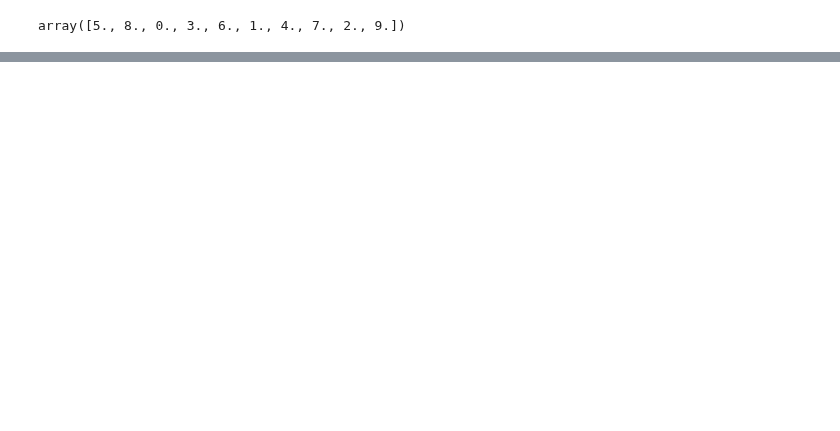
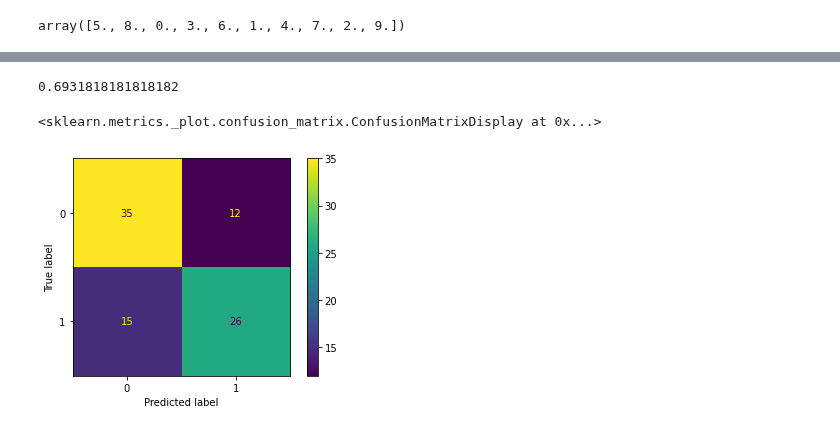
Before and after one commit to gabrielatrindade/alura-bootcamp, a Jupyter notebook: module6/lessons/kaggle_sirio_libanes_2.ipynb, the cells around one changed output, grey strips where cells are left out. Cells and saved outputs as stored; diff of their text form; code cells hidden in the pictures; blank space fills up the shorter version.

```diff
--- a/module6/lessons/kaggle_sirio_libanes_2.ipynb
+++ b/module6/lessons/kaggle_sirio_libanes_2.ipynb
@@ -177,6 +177,8 @@ PATIENT_VISIT_IDENTIFIER
 384                       1920    4
 Length: 352, dtype: int8
 # %%
-patients_cleaned['AGE_PERCENTIL'] = \
-    patients_cleaned.AGE_PERCENTIL.astype('category').cat.codes
+patients_usable = patients_cleaned.copy()
+
+patients_usable['AGE_PERCENTIL'] = \
+    patients_usable.AGE_PERCENTIL.astype('category').cat.codes
 # %%
@@ -193,10 +195,10 @@ patients_cleaned.head()
 # %% [markdown]
 ### Redefining `x_columns`
 # %%
-x_columns = patients_cleaned.columns
+x_columns = patients_usable.columns
 
-y = patients_cleaned['ICU']
-x = patients_cleaned[x_columns].drop(['ICU', 'WINDOW'], axis=1)
+y = patients_usable['ICU']
+x = patients_usable[x_columns].drop(['ICU', 'WINDOW'], axis=1)
 
 x_train, x_test, y_train, y_test = train_test_split(x, y, stratify=y)
 # %% [markdown]
@@ -264,0 +283,13 @@ array([5., 8., 0., 3., 6., 1., 4., 7., 2., 9.])
+# %%
+DTC_model = DecisionTreeClassifier()
+DTC_model.fit(x_train, y_train)
+
+y_prediction_DTC = DTC_model.predict(x_test)
+accuracy_score(y_test, y_prediction_DTC)
+# %% [output]
+0.6931818181818182
+# %%
+plot_confusion_matrix(DTC_model, x_test, y_test)
+# %% [output]
+<sklearn.metrics._plot.confusion_matrix.ConfusionMatrixDisplay at 0x...>
+[figure, added]
```
Also changed, not shown: parts of 54 cells of this notebook.
